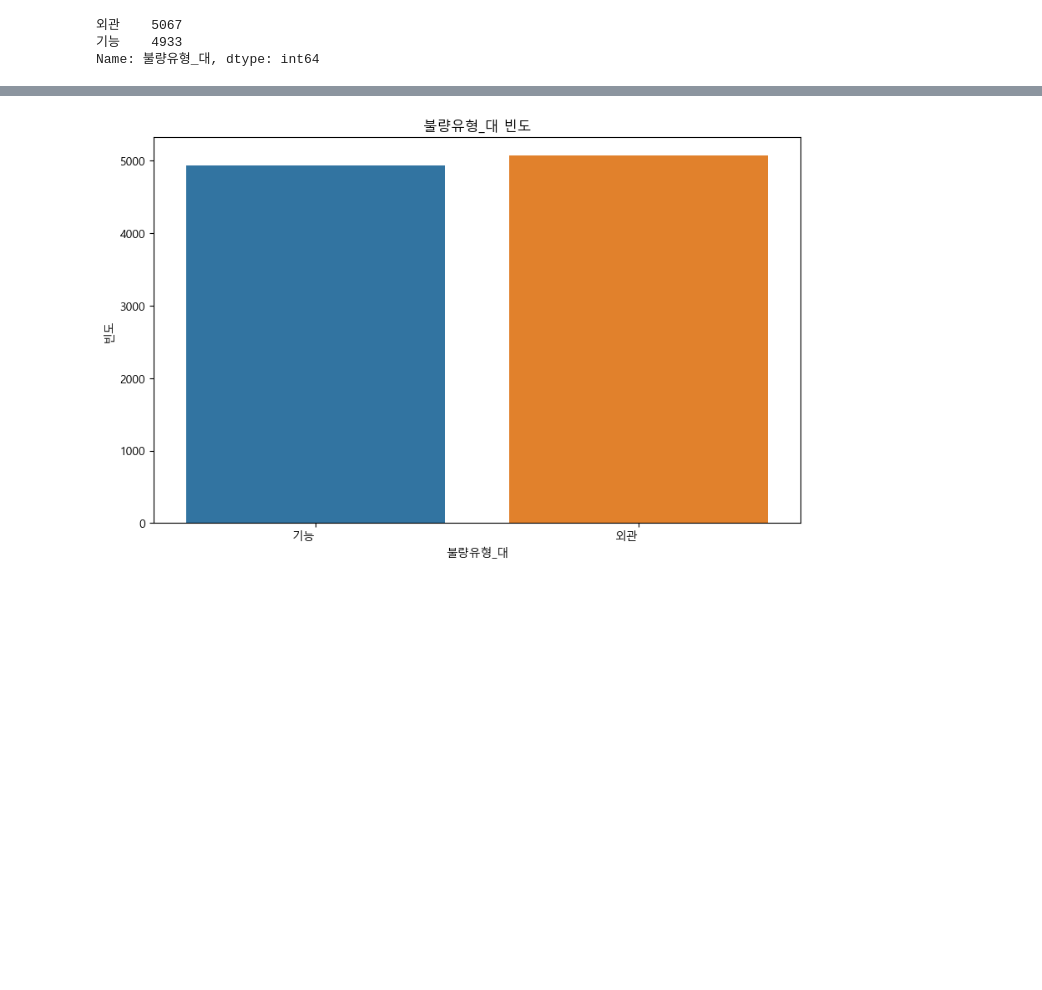
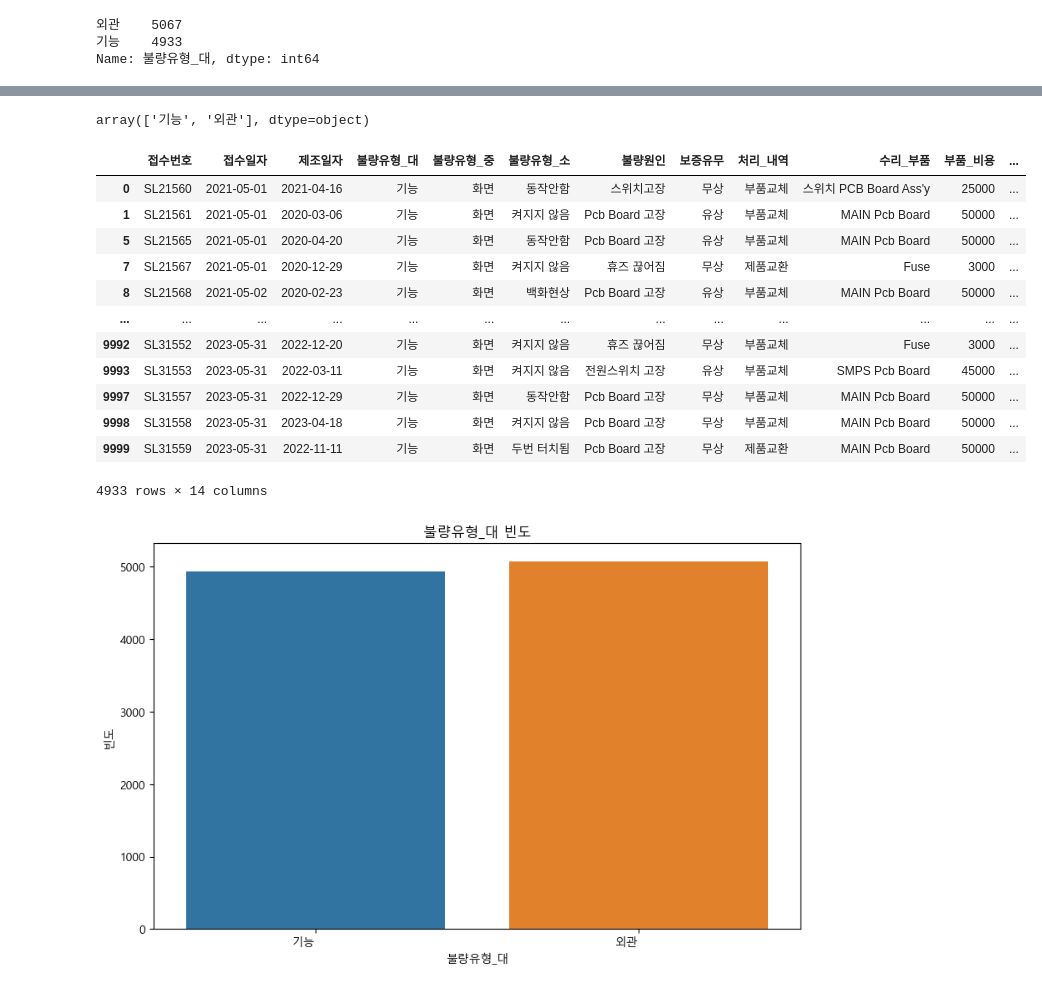
Before and after one commit to jujaehong/Project_0101, a Jupyter notebook: AS_Management_Data.ipynb, the cells around one changed output, grey strips where cells are left out. Cells and saved outputs as stored; diff of their text form; code cells hidden in the pictures; blank space fills up the shorter version.

```diff
--- a/AS_Management_Data.ipynb
+++ b/AS_Management_Data.ipynb
@@ -266,3 +325,23 @@ Name: 불량유형_대, dtype: int64
+# %%
+df_a['불량유형_대'].unique()
+# %% [output]
+array(['기능', '외관'], dtype=object)
+# %%
+df_a.loc[df_a['불량유형_대'] == "기능"]
+# %% [output]
+|  | 접수번호 | 접수일자 | 제조일자 | 불량유형_대 | 불량유형_중 | 불량유형_소 | 불량원인 | 보증유무 | 처리_내역 | 수리_부품 | 부품_비용 | ... |
+| 0 | SL21560 | 2021-05-01 | 2021-04-16 | 기능 | 화면 | 동작안함 | 스위치고장 | 무상 | 부품교체 | 스위치 PCB Board Ass'y | 25000 | ... |
+| 1 | SL21561 | 2021-05-01 | 2020-03-06 | 기능 | 화면 | 켜지지 않음 | Pcb Board 고장 | 유상 | 부품교체 | MAIN Pcb Board | 50000 | ... |
+| 5 | SL21565 | 2021-05-01 | 2020-04-20 | 기능 | 화면 | 동작안함 | Pcb Board 고장 | 유상 | 부품교체 | MAIN Pcb Board | 50000 | ... |
+| 7 | SL21567 | 2021-05-01 | 2020-12-29 | 기능 | 화면 | 켜지지 않음 | 휴즈 끊어짐 | 무상 | 제품교환 | Fuse | 3000 | ... |
+| 8 | SL21568 | 2021-05-02 | 2020-02-23 | 기능 | 화면 | 백화현상 | Pcb Board 고장 | 유상 | 부품교체 | MAIN Pcb Board | 50000 | ... |
+| ... | ... | ... | ... | ... | ... | ... | ... | ... | ... | ... | ... | ... |
+| 9992 | SL31552 | 2023-05-31 | 2022-12-20 | 기능 | 화면 | 켜지지 않음 | 휴즈 끊어짐 | 무상 | 부품교체 | Fuse | 3000 | ... |
+| 9993 | SL31553 | 2023-05-31 | 2022-03-11 | 기능 | 화면 | 켜지지 않음 | 전원스위치 고장 | 유상 | 부품교체 | SMPS Pcb Board | 45000 | ... |
+| 9997 | SL31557 | 2023-05-31 | 2022-12-29 | 기능 | 화면 | 동작안함 | Pcb Board 고장 | 무상 | 부품교체 | MAIN Pcb Board | 50000 | ... |
+| 9998 | SL31558 | 2023-05-31 | 2023-04-18 | 기능 | 화면 | 켜지지 않음 | Pcb Board 고장 | 무상 | 부품교체 | MAIN Pcb Board | 50000 | ... |
+| 9999 | SL31559 | 2023-05-31 | 2022-11-11 | 기능 | 화면 | 두번 터치됨 | Pcb Board 고장 | 무상 | 제품교환 | MAIN Pcb Board | 50000 | ... |
+4933 rows × 14 columns
 # %%
 # 빈도 시각화
 plt.figure(figsize=(10, 6))
```
Also changed, not shown: parts of 11 cells of this notebook, 9 other files.
